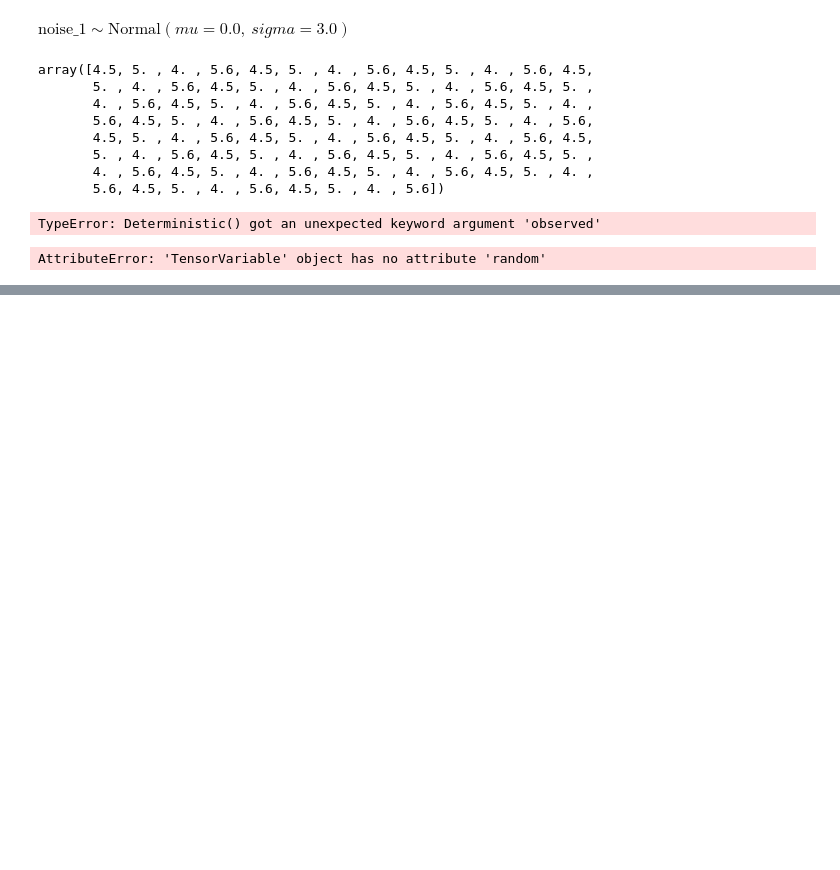
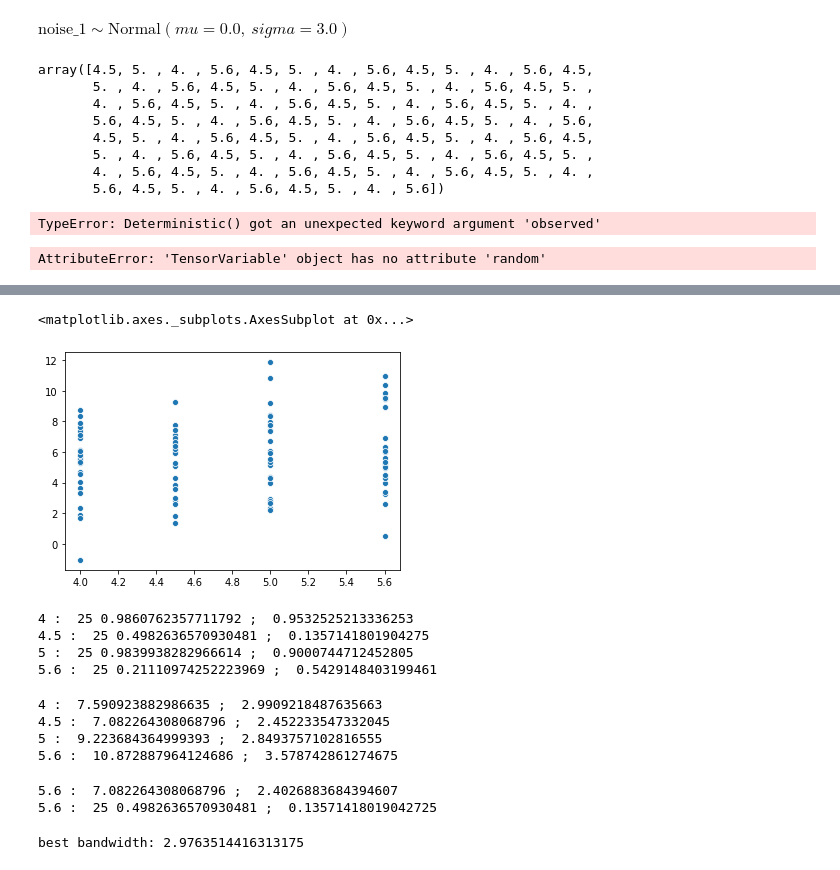
Before and after one commit to Alsaxian/BayesscheMethode, a Jupyter notebook: try1.ipynb, the cells around one changed output, grey strips where cells are left out. Cells and saved outputs as stored; diff of their text form; code cells hidden in the pictures; blank space fills up the shorter version.

```diff
--- a/try1.ipynb
+++ b/try1.ipynb
@@ -63,7 +63,7 @@ with pm.Model() as amplifier_model:
     I_pre = roh * I_set + pm.Normal("noise_1", mu = 0, sigma = 1)
     f_I_pre = 5 + 10 / (1 + np.exp(- I_pre + 4))
     I = f_I_pre + pm.Normal('noise_3', sigma = 3)
-    P = pm.Deterministic("P", 4 * I * I, observed = data1.iloc[:, 1].to_numpy())
+    # P = pm.Deterministic("P", 4 * I * I, observed = data1.iloc[:, 1].to_numpy())
 # %% [output]
 TypeError: Deterministic() got an unexpected keyword argument 'observed'
 # %%
@@ -72,0 +89,39 @@ AttributeError: 'TensorVariable' object has no attribute 'random'
+# %%
+try1 = generate_simulations(0.32)
+sns.scatterplot(I_set, try1)
+# %% [output]
+<matplotlib.axes._subplots.AxesSubplot at 0x...>
+[figure, added]
+# %%
+from scipy.stats import shapiro, normaltest
+for i in [4, 4.5, 5, 5.6]:
+    data = np.sqrt(data1.loc[data1.iloc[:, 0] == i, 1])/2
+    stat, p = shapiro(data)
+    stat2, p2 = normaltest(data)
+    print(i, ": ", len(data), p, "; ", p2)
+# %% [output]
+4 :  25 0.9860762357711792 ;  0.9532525213336253
+4.5 :  25 0.4982636570930481 ;  0.1357141801904275
+5 :  25 0.9839938282966614 ;  0.9000744712452805
+5.6 :  25 0.21110974252223969 ;  0.5429148403199461
+# %%
+for i in [4, 4.5, 5, 5.6]:
+    data = np.sqrt(data1.loc[data1.iloc[:, 0] == i, 1])/2
+    print(i, ": ", data.mean(), "; ", data.std())
+# %% [output]
+4 :  7.590923882986635 ;  2.9909218487635663
+4.5 :  7.082264308068796 ;  2.452233547332045
+5 :  9.223684364999393 ;  2.8493757102816555
+5.6 :  10.872887964124686 ;  3.578742861274675
+# %%
+data_temp = (np.sqrt(data1.loc[data1.iloc[:, 0] == 4.5, 1])/2).to_numpy()
+data_temp.sort()
+# data_temp = data_temp[1:-1]
+print(i, ": ", data_temp.mean(), "; ", data_temp.std())
+
+stat, p = shapiro(data_temp)
+stat2, p2 = normaltest(data_temp)
+print(i, ": ", len(data_temp), p, "; ", p2)
+# %% [output]
+5.6 :  7.082264308068796 ;  2.4026883684394607
+5.6 :  25 0.4982636570930481 ;  0.13571418019042725
@@ -72,0 +130,12 @@ AttributeError: 'TensorVariable' object has no attribute 'random'
+# %%
+from sklearn.neighbors import KernelDensity
+from sklearn.model_selection import GridSearchCV
+
+params = {'bandwidth': np.logspace(-1, 1, 20)}
+grid = GridSearchCV(KernelDensity(), params)
+grid.fit(data_temp.reshape(-1, 1))
+print("best bandwidth: {0}".format(grid.best_estimator_.bandwidth))
+
+# kde = KernelDensity(kernel='gaussian', bandwidth=0.75).fit(data_temp.reshape(-1, 1))
+# %% [output]
+best bandwidth: 2.9763514416313175
```
Also changed, not shown: parts of 6 cells of this notebook.
